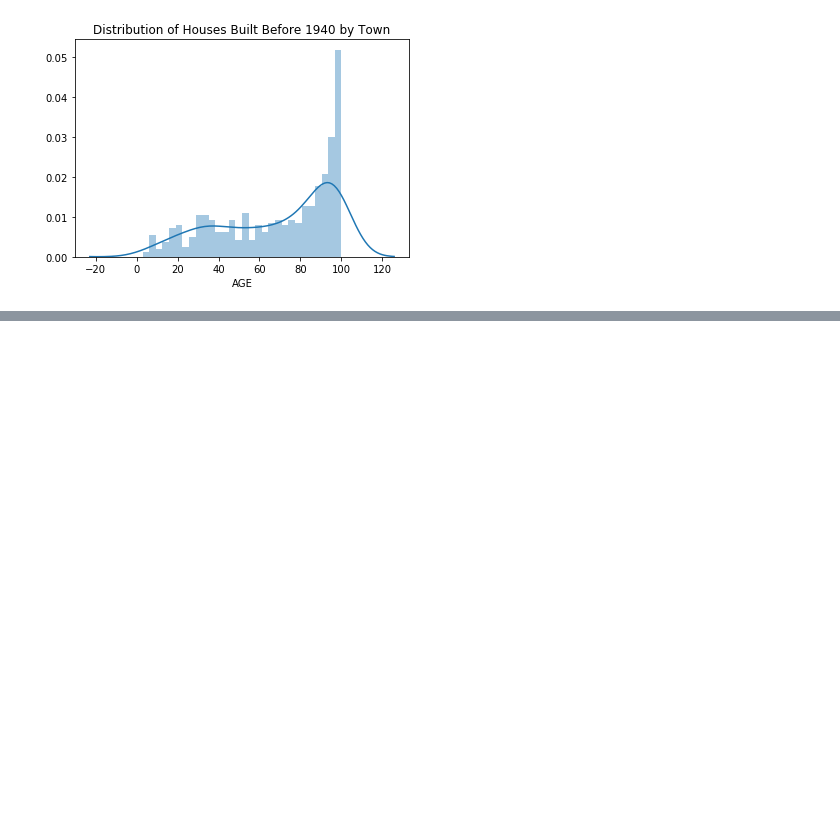
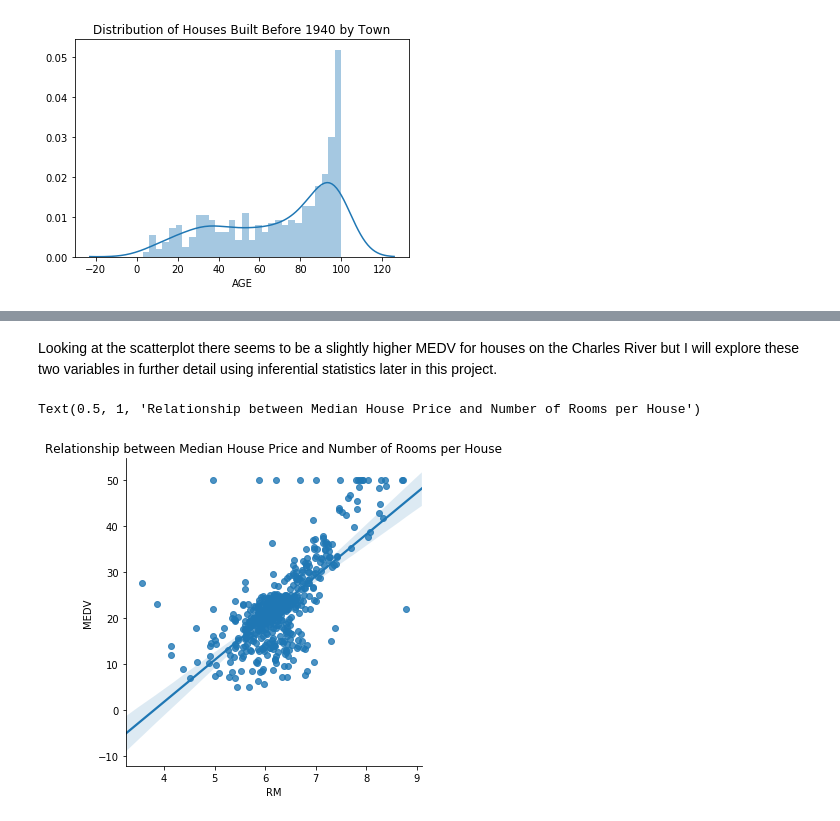
Before and after one commit to TommyVaughan/Boston-House-Prices, a Jupyter notebook: Machine Learning & Statistics - Boston House Prices.ipynb, the cells around one changed output, grey strips where cells are left out. Cells and saved outputs as stored; diff of their text form; code cells hidden in the pictures; blank space fills up the shorter version.

```diff
--- a/Machine Learning & Statistics - Boston House Prices.ipynb
+++ b/Machine Learning & Statistics - Boston House Prices.ipynb
@@ -174,0 +204,8 @@ The distribution of the AGE also appears to be a Gamma distribution in that the
+# %% [markdown]
+Looking at the scatterplot there seems to be a slightly higher MEDV for houses on the Charles River but I will explore these two variables in further detail using inferential statistics later in this project.
+# %%
+sns.lmplot(x="RM", y="MEDV", data=boston1)
+plt.title("Relationship between Median House Price and Number of Rooms per House")
+# %% [output]
+Text(0.5, 1, 'Relationship between Median House Price and Number of Rooms per House')
+[figure, added]
```
Also changed, not shown: parts of 23 cells of this notebook.
